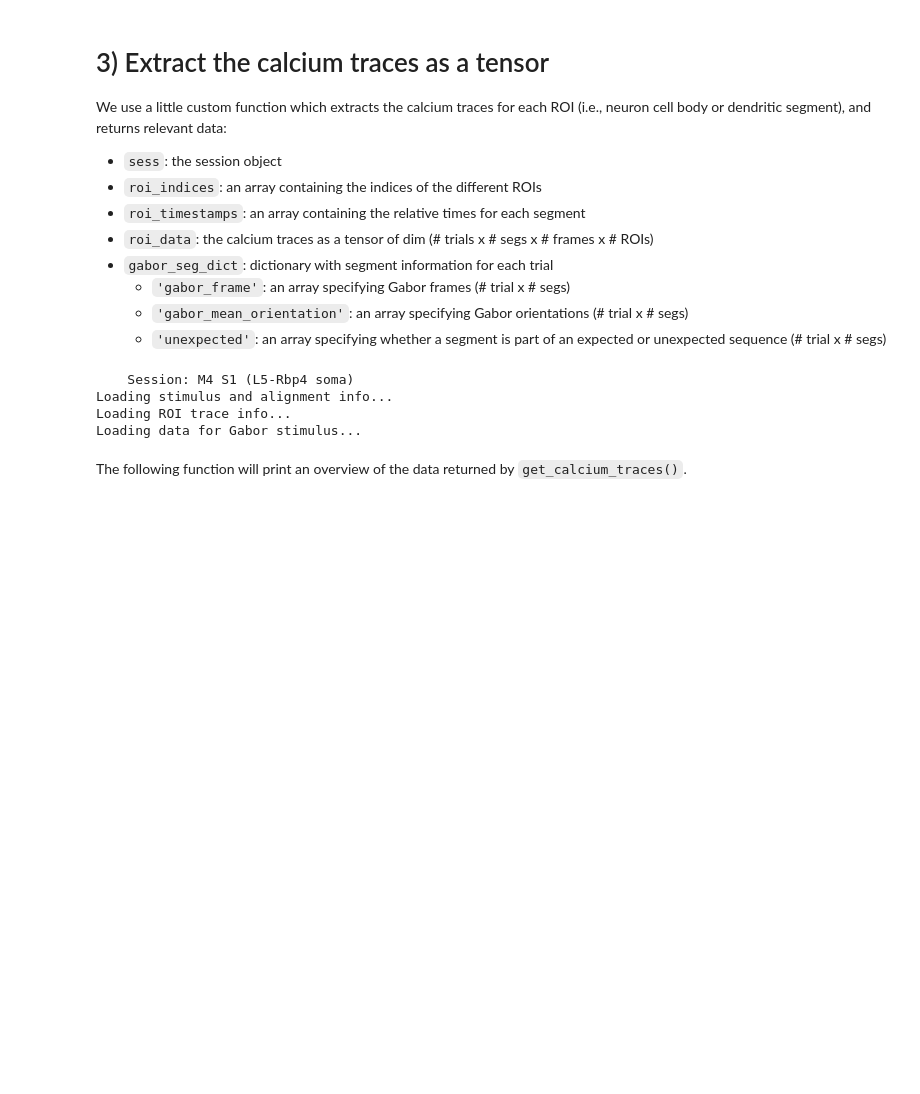
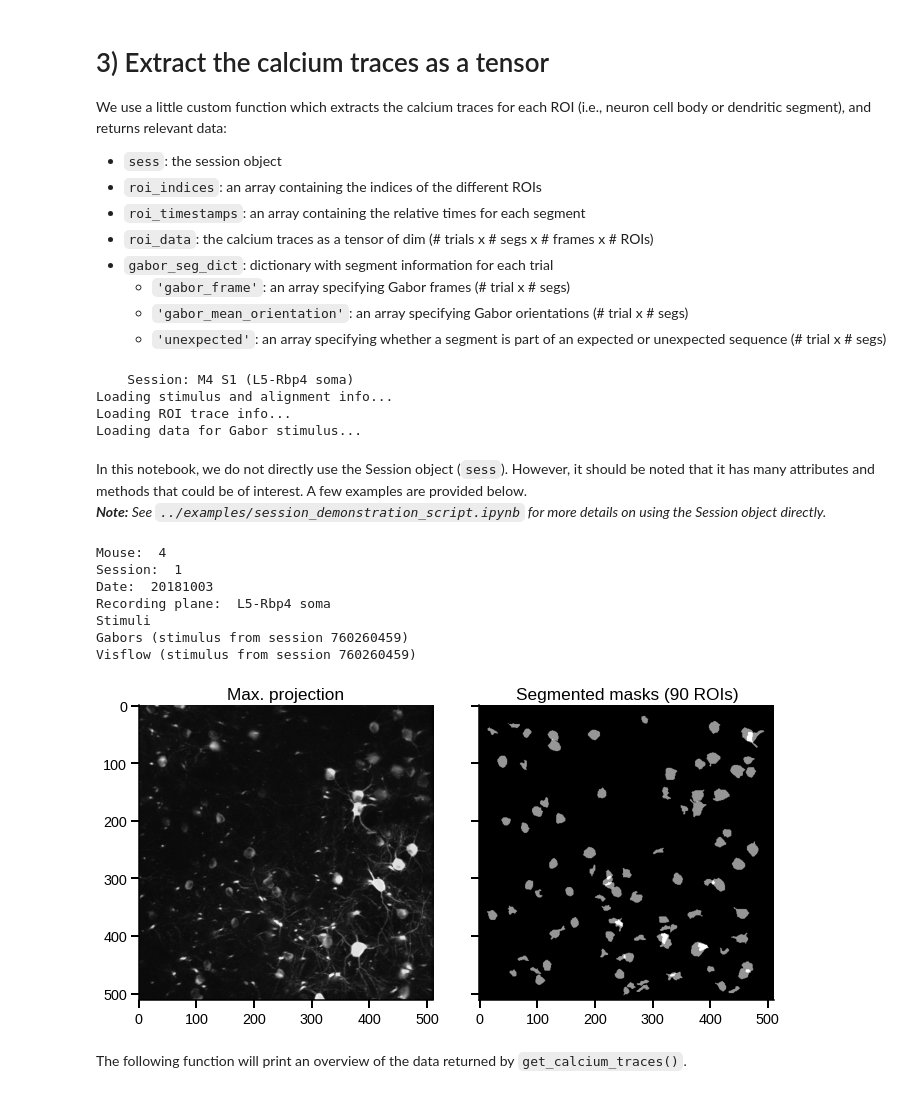
Before and after one commit to colleenjg/OpenScope_CA_Analysis, a Jupyter notebook: minihack/mini_hackhathon.ipynb, the cells around one changed output. Saved outputs shown, nothing was run; the diff lists cells and outputs as text; code cells hidden in the pictures; blank space fills up the shorter version.

Commit message:
Added a few session object attribute/method examples.

```diff
--- a/minihack/mini_hackhathon.ipynb
+++ b/minihack/mini_hackhathon.ipynb
@@ -116,6 +119,37 @@ sess, roi_indices, roi_timestamps, roi_data, gabor_seg_dict = get_calcium_traces
 Loading stimulus and alignment info...
 Loading ROI trace info...
 Loading data for Gabor stimulus...
+# %% [markdown]
+In this notebook, we do not directly use the Session object (`sess`). However, it should be noted that it has many attributes and methods that could be of interest. A few examples are provided below.
+_**Note:** See `../examples/session_demonstration_script.ipynb` for more details on using the Session object directly._
+# %%
+print("Mouse: ", sess.mouse_n) # mouse number for the session
+print("Session: ",sess.sess_n) # session number for the mouse
+print("Date: ",sess.date) # recording day
+print("Recording plane: ",sess.line, sess.plane) # recording line and plane
+
+print("Stimuli")
+for stim in sess.stims: # Stimulus object comprised in the Session object
+    print(stim)
+
+# Retrieve and plot the maximum projection image for the session
+fig, ax = plt.subplots(1, 2, figsize=[10, 5], sharex=True, sharey=True)
+ax[0].imshow(sess.max_proj, cmap="Greys_r")
+ax[0].set_title("Max. projection")
+
+# Retrieve and plot the ROI masks for the session
+roi_masks = sess.get_roi_masks()
+ax[1].imshow(roi_masks.sum(axis=0), cmap="Greys_r")
+ax[1].set_title(f"Segmented masks ({len(roi_masks)} ROIs)");
+# %% [output]
+Mouse:  4
+Session:  1
+Date:  20181003
+Recording plane:  L5-Rbp4 soma
+Stimuli
+Gabors (stimulus from session 760260459)
+Visflow (stimulus from session 760260459)
+[figure, added]
 # %% [markdown]
 The following function will print an overview of the data returned by `get_calcium_traces()`.
 # %%
```
Also changed, not shown: parts of 3 cells of this notebook.
